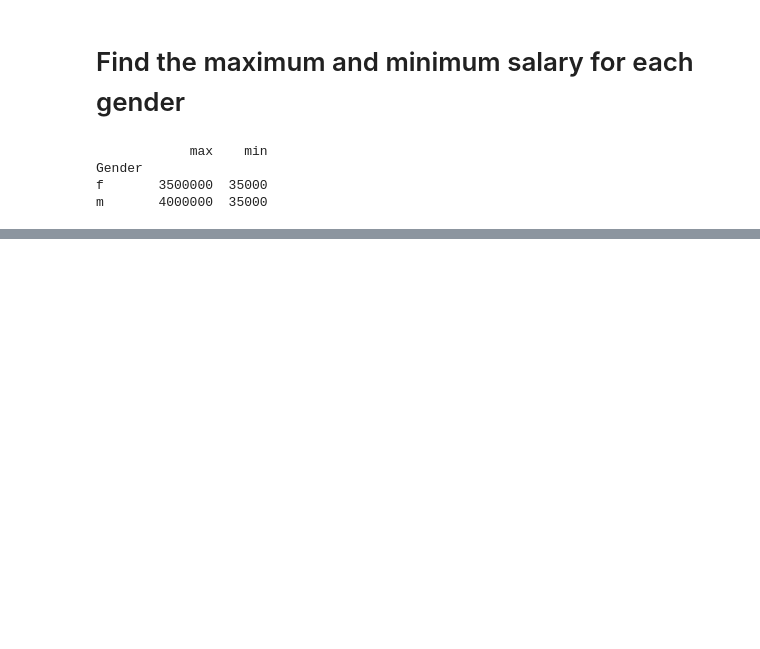
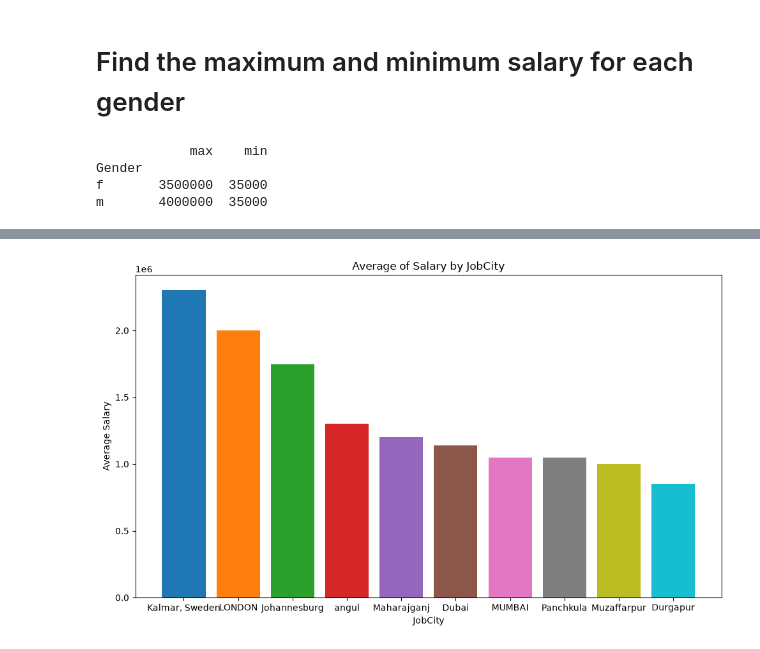
Before and after one commit to moulithatorati15/python-practice-and-projects, a Jupyter notebook: tasks.ipynb, the cells around one changed output, grey strips where cells are left out. Drawn from its saved outputs; the diff is of its cells as text; code cells hidden in the pictures; blank space fills up the shorter version.

```diff
--- a/tasks.ipynb
+++ b/tasks.ipynb
@@ -561,0 +566,4 @@ m       4000000  35000
+# %%
+import pandas as pd
+df = pd.read_excel(r'C:\\Users\\hp\\OneDrive\Documents\\Desktop\\data.xlsx')
+df
@@ -561,0 +584,15 @@ m       4000000  35000
+# %%
+import matplotlib.pyplot as plt
+avg_salary = df.groupby("JobCity")['Salary'].mean().sort_values(ascending=False)
+top_cities = avg_salary.head(10)   # only top 10
+plt.figure(figsize=(10,6))
+plt.bar(top_cities.index.astype(str),
+      top_cities.values,
+        color=plt.cm.tab10(range(len(top_cities))))
+plt.title("Average of Salary by JobCity")
+plt.xlabel('JobCity')
+plt.ylabel('Average Salary')
+plt.tight_layout()
+plt.show()
+# %% [output]
+[figure, added]
```
Also changed, not shown: parts of 8 cells of this notebook.
